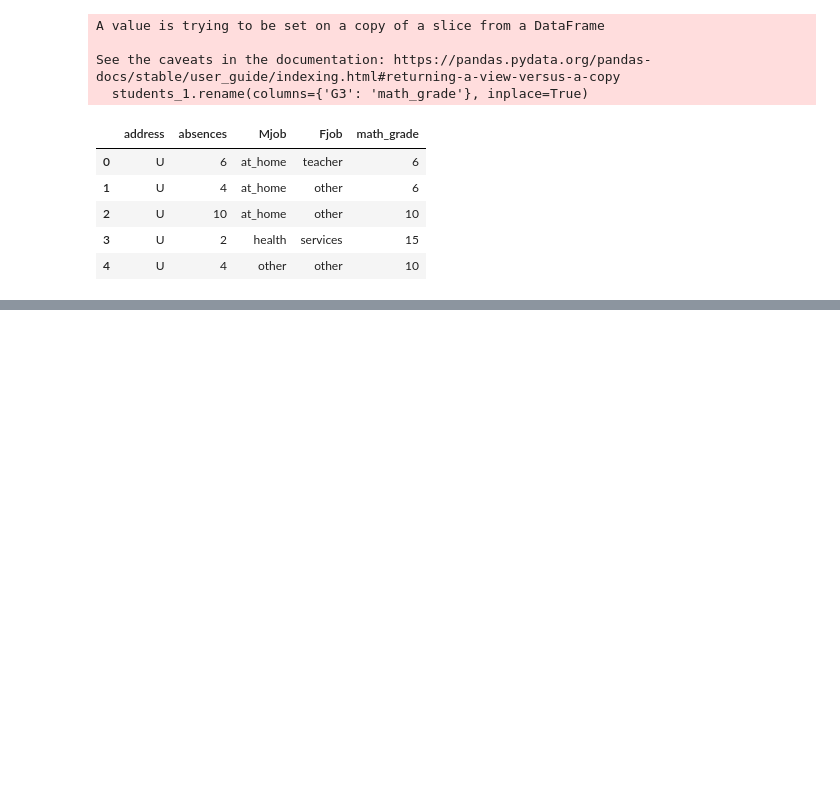
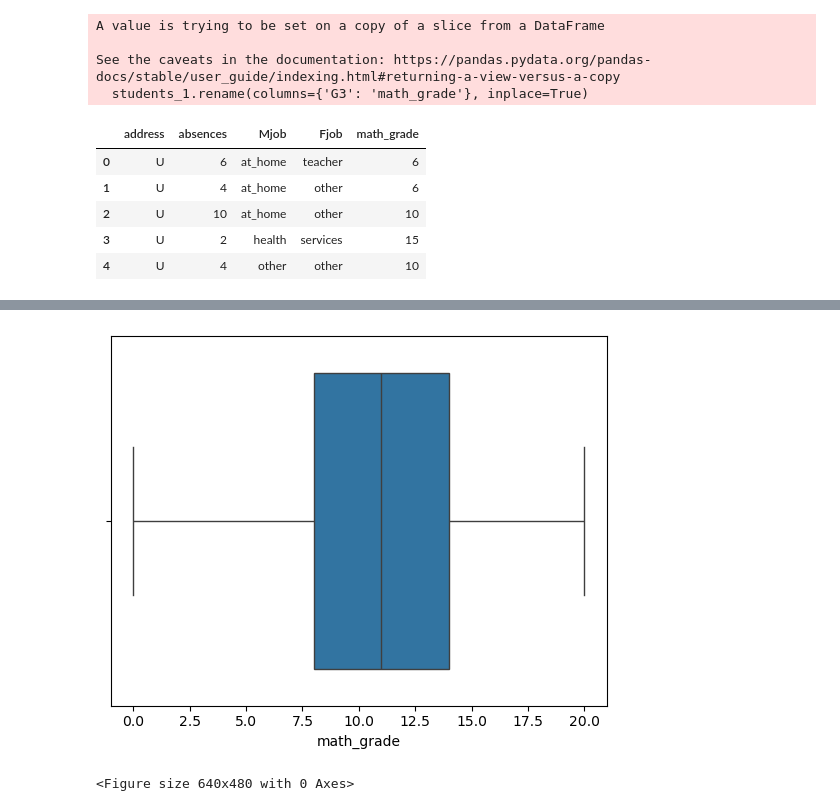
Before and after one commit to MaqsudovJamshed/EDA_Learning_Journey, a Jupyter notebook: EDA_Course.ipynb, the cells around one changed output, grey strips where cells are left out. Cells and saved outputs as stored; diff of their text form; code cells hidden in the pictures; blank space fills up the shorter version.

```diff
--- a/EDA_Course.ipynb
+++ b/EDA_Course.ipynb
@@ -189,0 +266,7 @@ students_1.head()
+# %%
+sns.boxplot(x='math_grade', data=students_1)
+plt.show()
+plt.clf()
+# %% [output]
+[figure, added]
+<Figure size 640x480 with 0 Axes>
```
Also changed, not shown: parts of 32 cells of this notebook, 1 other file.
